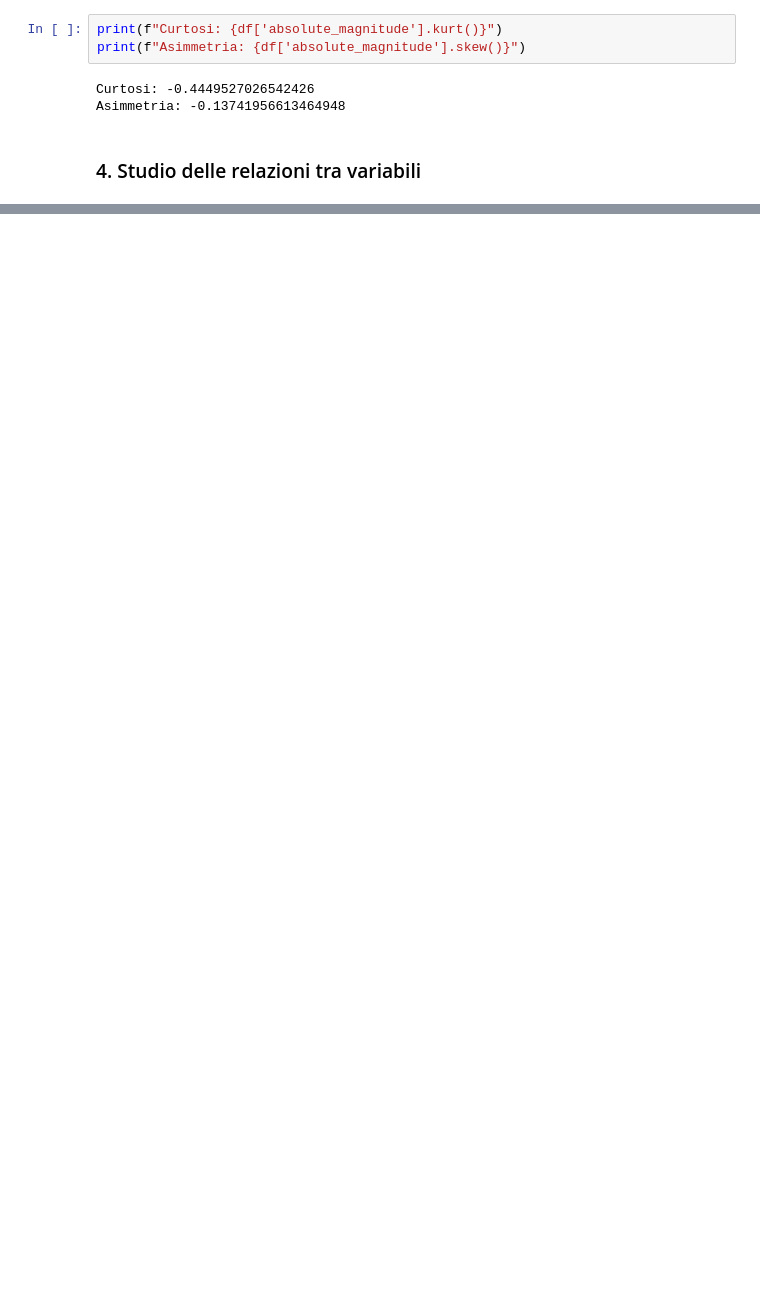
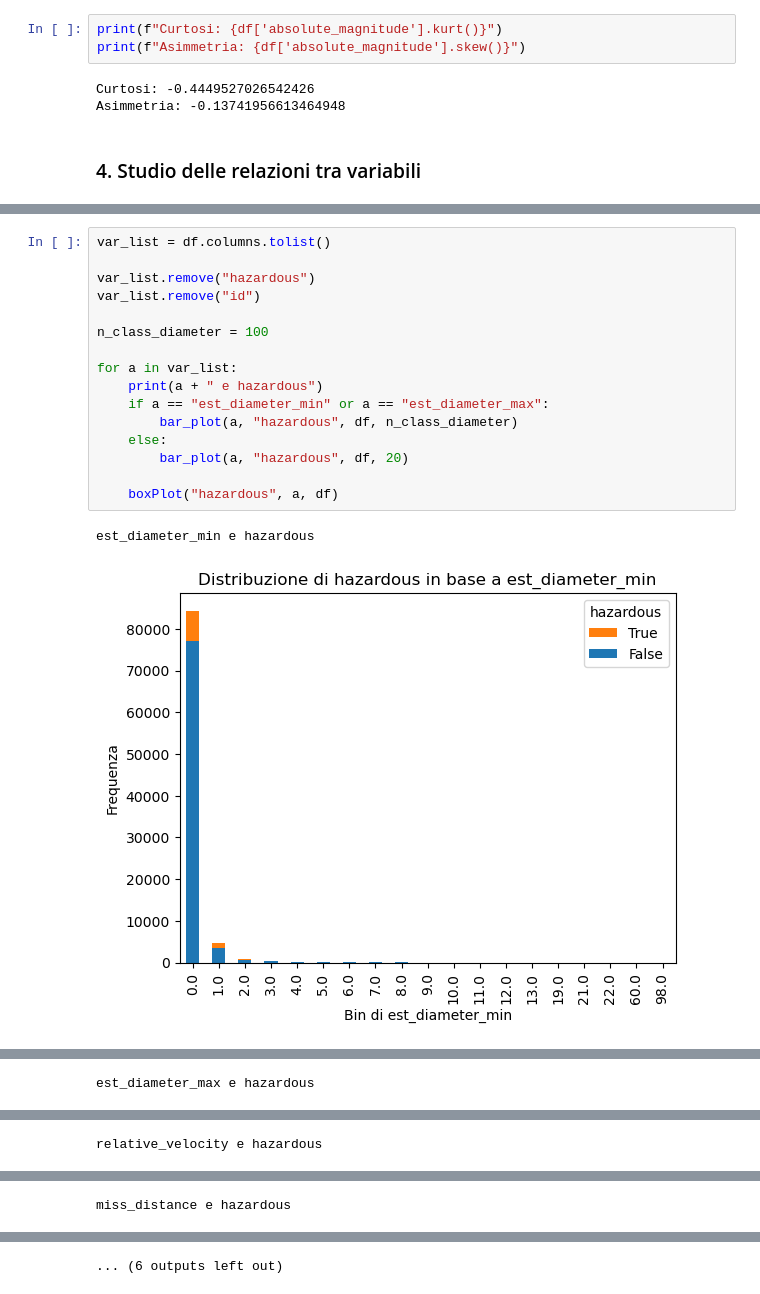
Before and after one commit to LolloMagicMagia/ML-Laboratory, a Jupyter notebook: Progetto.ipynb, the cells around one changed output, grey strips where cells are left out. Drawn from its saved outputs; the diff is of its cells as text; blank space fills up the shorter version.

```diff
--- a/Progetto.ipynb
+++ b/Progetto.ipynb
@@ -470,0 +493,19 @@ KeyboardInterrupt:
+# %%
+var_list = df.columns.tolist()
+
+var_list.remove("hazardous")
+var_list.remove("id")
+
+n_class_diameter = 100
+
+for a in var_list:
+    print(a + " e hazardous")
+    if a == "est_diameter_min" or a == "est_diameter_max":
+        bar_plot(a, "hazardous", df, n_class_diameter)
+    else:
+        bar_plot(a, "hazardous", df, 20)
+
+    boxPlot("hazardous", a, df)
+# %% [output]
+est_diameter_min e hazardous
+[figure, added]
@@ -470,0 +513 @@ KeyboardInterrupt:
+est_diameter_max e hazardous
@@ -470,0 +516 @@ KeyboardInterrupt:
+relative_velocity e hazardous
@@ -470,0 +519 @@ KeyboardInterrupt:
+miss_distance e hazardous
@@ -470,0 +522 @@ KeyboardInterrupt:
+... (6 outputs left out)
```
Also changed, not shown: parts of 19 cells of this notebook.
